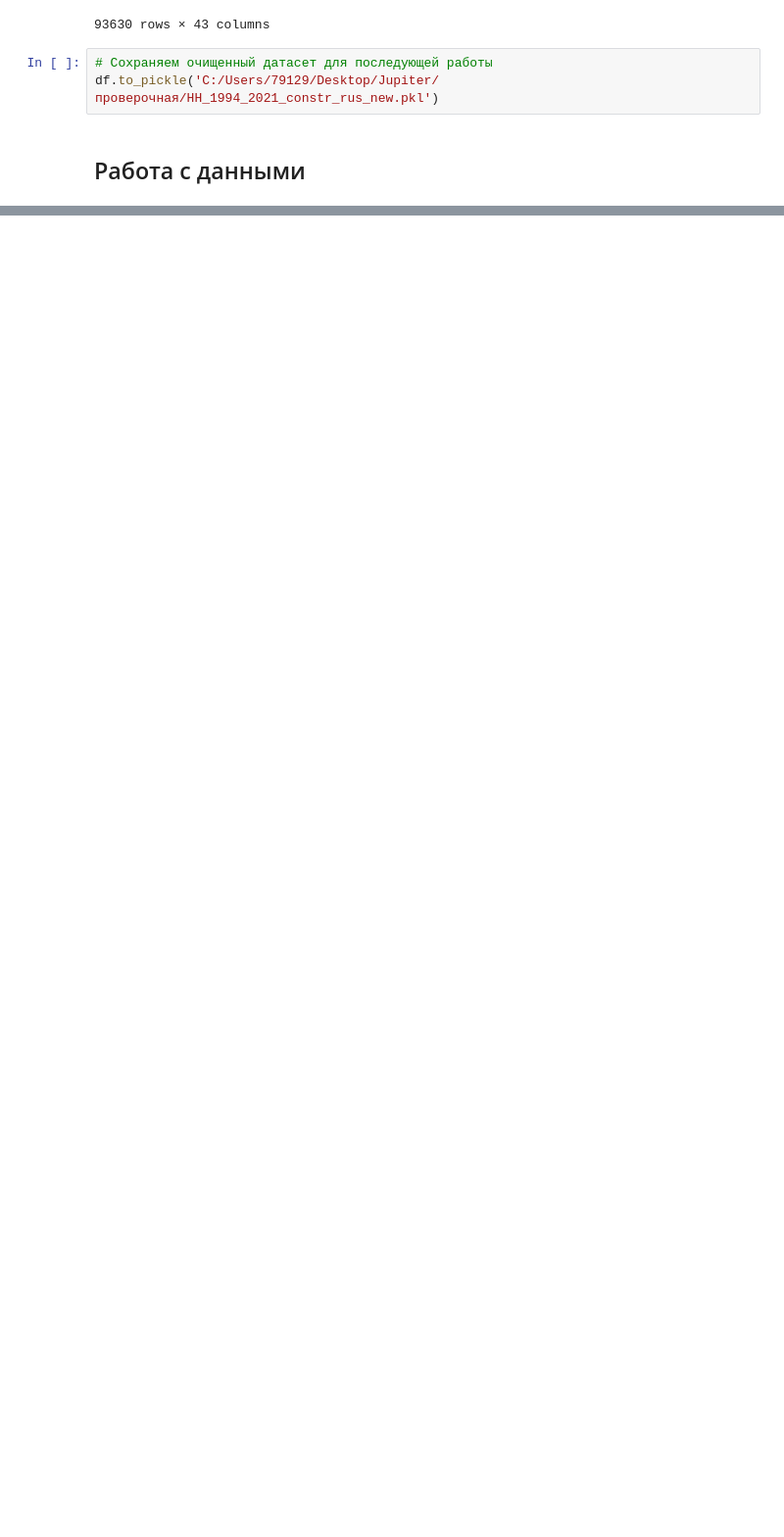
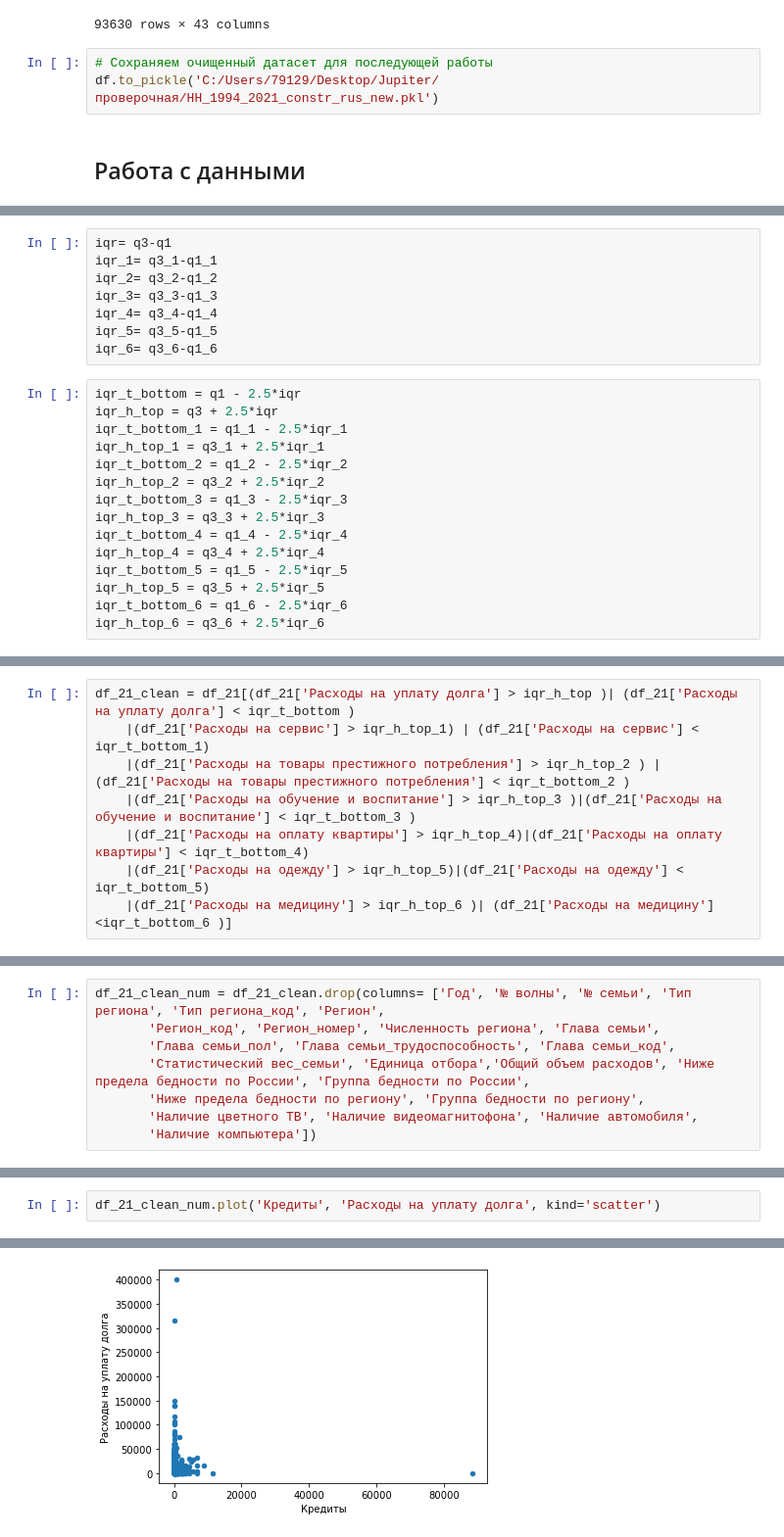
Before and after one commit to TinyYellowSubmarine/pract2, a Jupyter notebook: Проверочная_чистовик.ipynb, the cells around one changed output, grey strips where cells are left out. Shown at 98% size. Saved outputs shown, nothing was run; the diff lists cells and outputs as text; blank space fills up the shorter version.

```diff
--- a/Проверочная_чистовик.ipynb
+++ b/Проверочная_чистовик.ipynb
@@ -807,0 +946,23 @@ NameError: name 'outliers_df' is not defined
+# %%
+iqr= q3-q1
+iqr_1= q3_1-q1_1
+iqr_2= q3_2-q1_2
+iqr_3= q3_3-q1_3
+iqr_4= q3_4-q1_4
+iqr_5= q3_5-q1_5
+iqr_6= q3_6-q1_6
+# %%
+iqr_t_bottom = q1 - 2.5*iqr
+iqr_h_top = q3 + 2.5*iqr
+iqr_t_bottom_1 = q1_1 - 2.5*iqr_1
+iqr_h_top_1 = q3_1 + 2.5*iqr_1
+iqr_t_bottom_2 = q1_2 - 2.5*iqr_2
+iqr_h_top_2 = q3_2 + 2.5*iqr_2
+iqr_t_bottom_3 = q1_3 - 2.5*iqr_3
+iqr_h_top_3 = q3_3 + 2.5*iqr_3
+iqr_t_bottom_4 = q1_4 - 2.5*iqr_4
+iqr_h_top_4 = q3_4 + 2.5*iqr_4
+iqr_t_bottom_5 = q1_5 - 2.5*iqr_5
+iqr_h_top_5 = q3_5 + 2.5*iqr_5
+iqr_t_bottom_6 = q1_6 - 2.5*iqr_6
+iqr_h_top_6 = q3_6 + 2.5*iqr_6
@@ -807,0 +991,8 @@ NameError: name 'outliers_df' is not defined
+# %%
+df_21_clean = df_21[(df_21['Расходы на уплату долга'] > iqr_h_top )| (df_21['Расходы на уплату долга'] < iqr_t_bottom )
+    |(df_21['Расходы на сервис'] > iqr_h_top_1) | (df_21['Расходы на сервис'] < iqr_t_bottom_1)
+    |(df_21['Расходы на товары престижного потребления'] > iqr_h_top_2 ) | (df_21['Расходы на товары престижного потребления'] < iqr_t_bottom_2 )
+    |(df_21['Расходы на обучение и воспитание'] > iqr_h_top_3 )|(df_21['Расходы на обучение и воспитание'] < iqr_t_bottom_3 )
+    |(df_21['Расходы на оплату квартиры'] > iqr_h_top_4)|(df_21['Расходы на оплату квартиры'] < iqr_t_bottom_4)
+    |(df_21['Расходы на одежду'] > iqr_h_top_5)|(df_21['Расходы на одежду'] < iqr_t_bottom_5)
+    |(df_21['Расходы на медицину'] > iqr_h_top_6 )| (df_21['Расходы на медицину'] <iqr_t_bottom_6 )]
@@ -807,0 +1019,8 @@ NameError: name 'outliers_df' is not defined
+# %%
+df_21_clean_num = df_21_clean.drop(columns= ['Год', '№ волны', '№ семьи', 'Тип региона', 'Тип региона_код', 'Регион',
+       'Регион_код', 'Регион_номер', 'Численность региона', 'Глава семьи',
+       'Глава семьи_пол', 'Глава семьи_трудоспособность', 'Глава семьи_код',
+       'Статистический вес_семьи', 'Единица отбора','Общий объем расходов', 'Ниже предела бедности по России', 'Группа бедности по России',
+       'Ниже предела бедности по региону', 'Группа бедности по региону',
+       'Наличие цветного ТВ', 'Наличие видеомагнитофона', 'Наличие автомобиля',
+       'Наличие компьютера'])
@@ -807,0 +1092,3 @@ NameError: name 'outliers_df' is not defined
+# %%
+df_21_clean_num.plot('Кредиты', 'Расходы на уплату долга', kind='scatter')
+# %% [output]
@@ -807,0 +1096 @@ NameError: name 'outliers_df' is not defined
+[figure, added]
```
Also changed, not shown: parts of 36 cells of this notebook.
